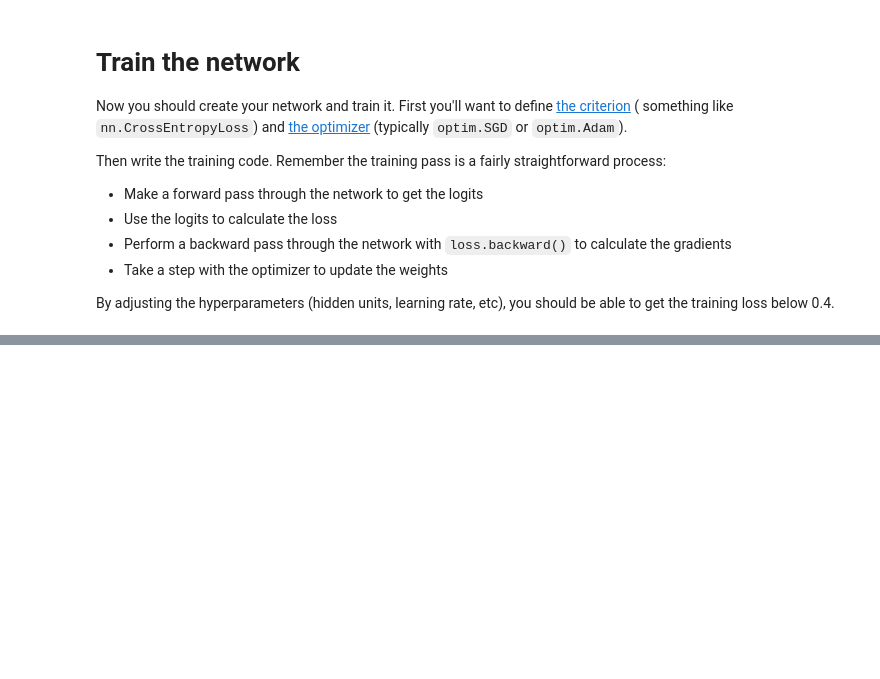
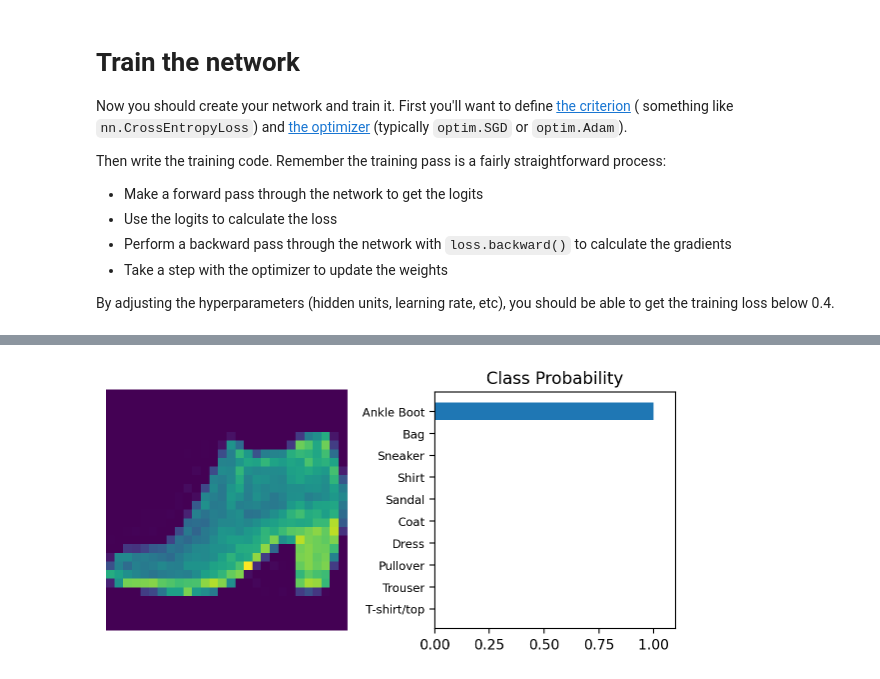
Before and after one commit to pappataci/ML-with-Torch, a Jupyter notebook: fashionMNIST/Part 4 - Fashion-MNIST (Exercises).ipynb, the cells around one changed output, grey strips where cells are left out. Drawn from its saved outputs; the diff is of its cells as text; code cells hidden in the pictures; blank space fills up the shorter version.

Commit message:
final version FashionMNIST

```diff
--- a/fashionMNIST/Part 4 - Fashion-MNIST (Exercises).ipynb
+++ b/fashionMNIST/Part 4 - Fashion-MNIST (Exercises).ipynb
@@ -15,7 +15,7 @@ import helper
 
 # Define a transform to normalize the data
 transform = transforms.Compose([transforms.ToTensor(),
-                                transforms.Normalize((0.5, 0.5, 0.5), (0.5, 0.5, 0.5))])
+                                transforms.Normalize((0.5,), (0.5,))])
 # Download and load the training data
 trainset = datasets.FashionMNIST('~/.pytorch/F_MNIST_data/', download=True, train=True, transform=transform)
 trainloader = torch.utils.data.DataLoader(trainset, batch_size=64, shuffle=True)
@@ -45,7 +41,6 @@ Here you should define your network. As with MNIST, each image is 28x28 which is
 # Define your network architecture here
 from torch import nn
 import torch.nn.functional as F
-
 
 class FashionNetwork(nn.Module):
     def __init__(self, hidden, classes = 10):
@@ -57,13 +52,12 @@ class FashionNetwork(nn.Module):
         self.fc4 = nn.LogSoftmax(dim=1)
 
     def forward(self, x):
-        x = self.fc1()
+        x = self.fc1(x)
         x = F.relu(x)
         x = self.fc2(x)
         x = F.relu(x)
         x = self.fc3(x)
-        x = self.fc4
-
+        x = self.fc4(x)
         return x
 # %% [markdown]
 # Train the network
@@ -93,8 +94,9 @@ criterion = nn.NLLLoss()
 optimizer = optim.Adam(model.parameters() , lr = 0.005)
 # %%
 # Train the network here
-
-epochs = 10
+model.to(device)
+model.train()
+epochs = 20
 
 for e in range(epochs):
 
@@ -102,6 +104,7 @@ for e in range(epochs):
 
     for images, labels in trainloader: # at every batch
 
+        images, labels = images.to(device), labels.to(device)
         images = images.view(images.shape[0], -1)
 
         # set gradients to zero
@@ -111,9 +114,12 @@ for e in range(epochs):
         output = model(images)
 
         # compute the loss
-        loss = criterion(labels, output)
+        loss = criterion(output, labels)
+
         loss.backward()
 
         optimizer.step()
 
         running_loss += loss.item()
+    print(running_loss)
+    print(f'Completed Epoch {e}')
@@ -120,19 +144,28 @@ for e in range(epochs):
 # %%
 %matplotlib inline
 %config InlineBackend.figure_format = 'retina'
 
+import numpy as np
+
 import helper
-
+model.eval()
+model.to('cpu')
 # Test out your network!
 
 dataiter = iter(testloader)
-images, labels = dataiter.next()
+images, labels = next(dataiter)
+# images, labels = images.to(device), labels.to(device)
 img = images[0]
 # Convert 2D image to 1D vector
 img = img.resize_(1, 784)
 
 # TODO: Calculate the class probabilities (softmax) for img
-ps =
+with torch.no_grad():
+    ps = model(img)
 
-# Plot the image and probabilities
-helper.view_classify(img.resize_(1, 28, 28), ps, version='Fashion')
+# probs = np.exp(ps.numpy())
+
+# # Plot the image and probabilities
+helper.view_classify(img.resize_(1, 28, 28), torch.exp(ps), version='Fashion')
+# %% [output]
+[figure, added]
```
Also changed, not shown: parts of 5 cells of this notebook.
